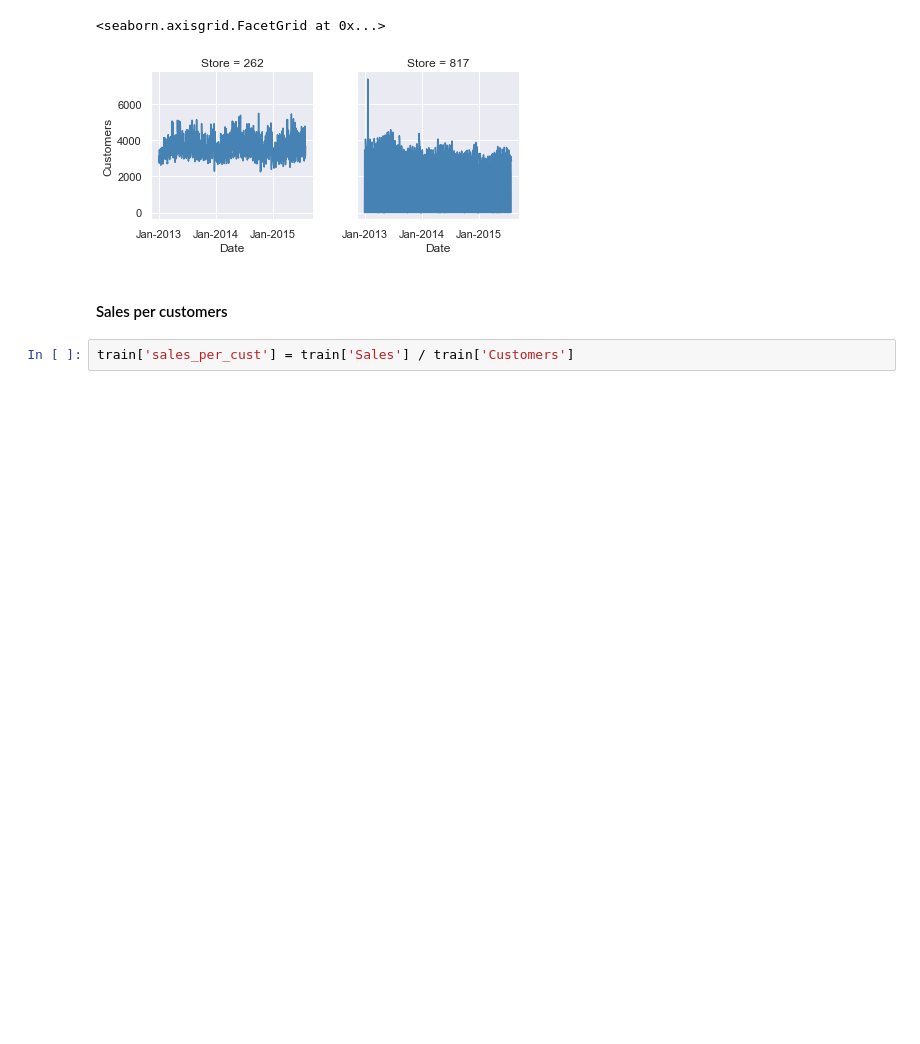
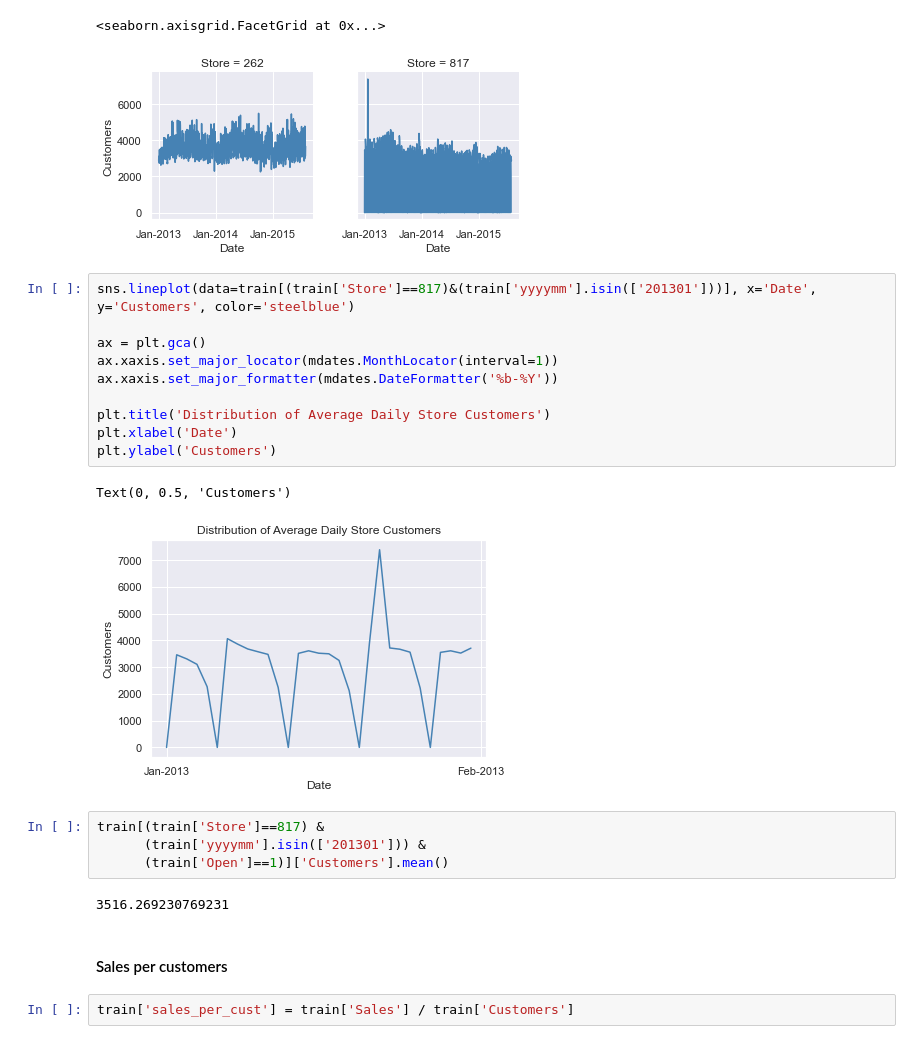
Before and after one commit to CYCCCCC/store_sales_prediction, a Jupyter notebook: store_sales.ipynb, the cells around one changed output. Drawn from its saved outputs; the diff is of its cells as text; blank space fills up the shorter version.

```diff
--- a/store_sales.ipynb
+++ b/store_sales.ipynb
@@ -704,6 +728,25 @@ g.add_legend()
 # %% [output]
 <seaborn.axisgrid.FacetGrid at 0x...>
 [figure]
+# %%
+sns.lineplot(data=train[(train['Store']==817)&(train['yyyymm'].isin(['201301']))], x='Date', y='Customers', color='steelblue')
+
+ax = plt.gca()
+ax.xaxis.set_major_locator(mdates.MonthLocator(interval=1))
+ax.xaxis.set_major_formatter(mdates.DateFormatter('%b-%Y'))
+
+plt.title('Distribution of Average Daily Store Customers')
+plt.xlabel('Date')
+plt.ylabel('Customers')
+# %% [output]
+Text(0, 0.5, 'Customers')
+[figure, added]
+# %%
+train[(train['Store']==817) &
+      (train['yyyymm'].isin(['201301'])) &
+      (train['Open']==1)]['Customers'].mean()
+# %% [output]
+3516.269230769231
 # %% [markdown]
 #### Sales per customers
 # %%
```
Also changed, not shown: parts of 39 cells of this notebook.
